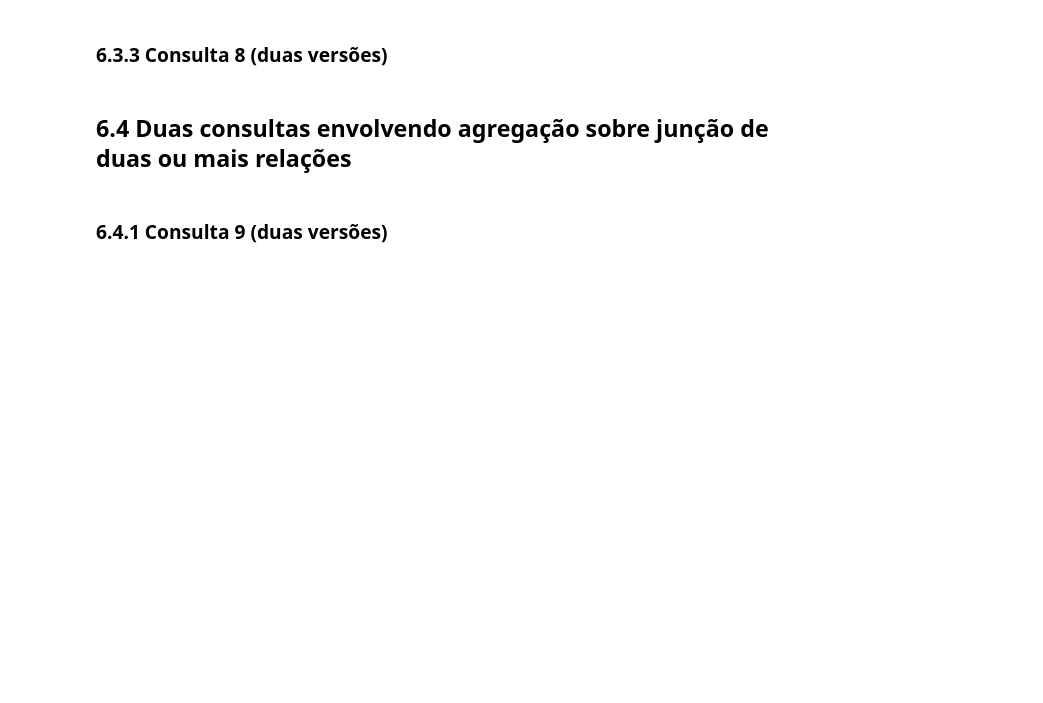
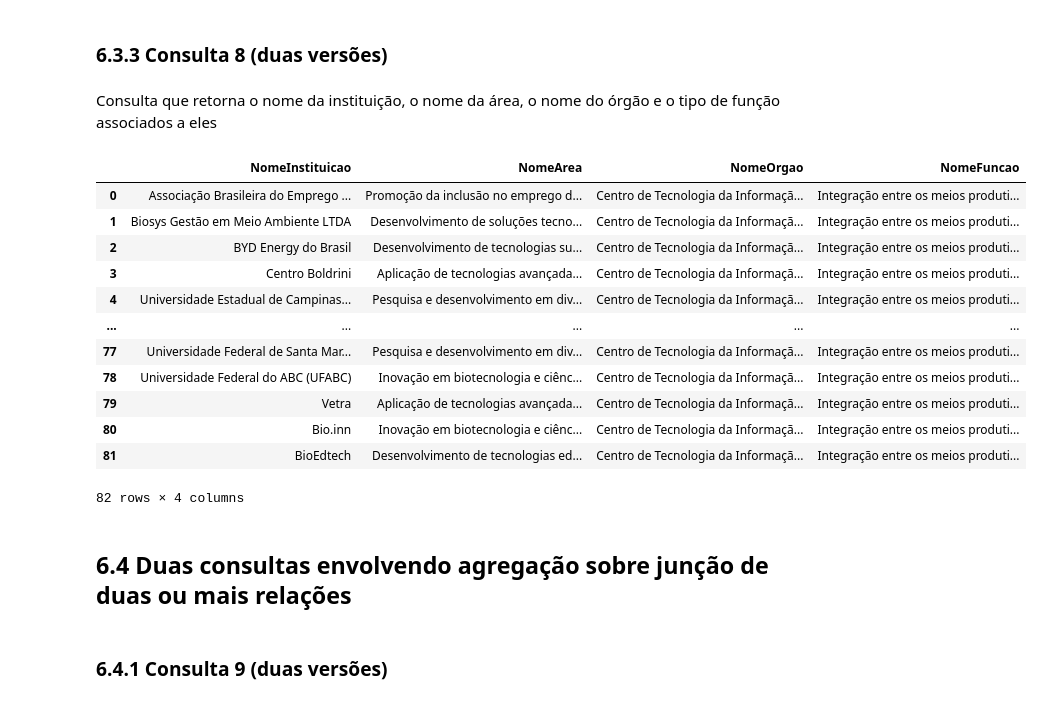
Before and after one commit to RodolfoLessa/TP2_IBD, a Jupyter notebook: TP2.ipynb, the cells around one changed output. Cells and saved outputs as stored; diff of their text form; code cells hidden in the pictures; blank space fills up the shorter version.

```diff
--- a/TP2.ipynb
+++ b/TP2.ipynb
@@ -452,5 +614,29 @@ df.to_csv('TabelaParceriaInstituicaoOrgao.csv', index=False)
 # %% [markdown]
 ### 6.3.3 Consulta 8 (duas versões)
+# %% [markdown]
+Consulta que retorna o nome da instituição, o nome da área, o nome do órgão e o tipo de função associados a eles
+# %%
+query = """SELECT Instituicao.NomeInstituicao, Area.NomeArea, OrgaoOrigem.NomeOrgao, Funcao.NomeFuncao
+FROM Instituicao
+JOIN Area ON Instituicao.ID_Area = Area.ID_Area
+JOIN ParceriaInstituicaoOrgao ON Instituicao.ID_Instituicao = ParceriaInstituicaoOrgao.ID_Instituicao
+JOIN OrgaoOrigem ON ParceriaInstituicaoOrgao.ID_Orgao = OrgaoOrigem.ID_Orgao
+JOIN Funcao ON OrgaoOrigem.ID_Funcao = Funcao.ID_Funcao"""
+pd.read_sql_query(query, conn)
+# %% [output]
+|  | NomeInstituicao | NomeArea | NomeOrgao | NomeFuncao |
+| 0 | Associação Brasileira do Emprego ... | Promoção da inclusão no emprego d... | Centro de Tecnologia da Informaçã... | Integração entre os meios produti... |
+| 1 | Biosys Gestão em Meio Ambiente LTDA | Desenvolvimento de soluções tecno... | Centro de Tecnologia da Informaçã... | Integração entre os meios produti... |
+| 2 | BYD Energy do Brasil | Desenvolvimento de tecnologias su... | Centro de Tecnologia da Informaçã... | Integração entre os meios produti... |
+| 3 | Centro Boldrini | Aplicação de tecnologias avançada... | Centro de Tecnologia da Informaçã... | Integração entre os meios produti... |
+| 4 | Universidade Estadual de Campinas... | Pesquisa e desenvolvimento em div... | Centro de Tecnologia da Informaçã... | Integração entre os meios produti... |
+| ... | ... | ... | ... | ... |
+| 77 | Universidade Federal de Santa Mar... | Pesquisa e desenvolvimento em div... | Centro de Tecnologia da Informaçã... | Integração entre os meios produti... |
+| 78 | Universidade Federal do ABC (UFABC) | Inovação em biotecnologia e ciênc... | Centro de Tecnologia da Informaçã... | Integração entre os meios produti... |
+| 79 | Vetra | Aplicação de tecnologias avançada... | Centro de Tecnologia da Informaçã... | Integração entre os meios produti... |
+| 80 | Bio.inn | Inovação em biotecnologia e ciênc... | Centro de Tecnologia da Informaçã... | Integração entre os meios produti... |
+| 81 | BioEdtech | Desenvolvimento de tecnologias ed... | Centro de Tecnologia da Informaçã... | Integração entre os meios produti... |
+82 rows × 4 columns
 # %% [markdown]
 ## 6.4 Duas consultas envolvendo agregação sobre junção de duas ou mais relações
 # %% [markdown]
```
Also changed, not shown: parts of 19 cells of this notebook, 1 other file.
